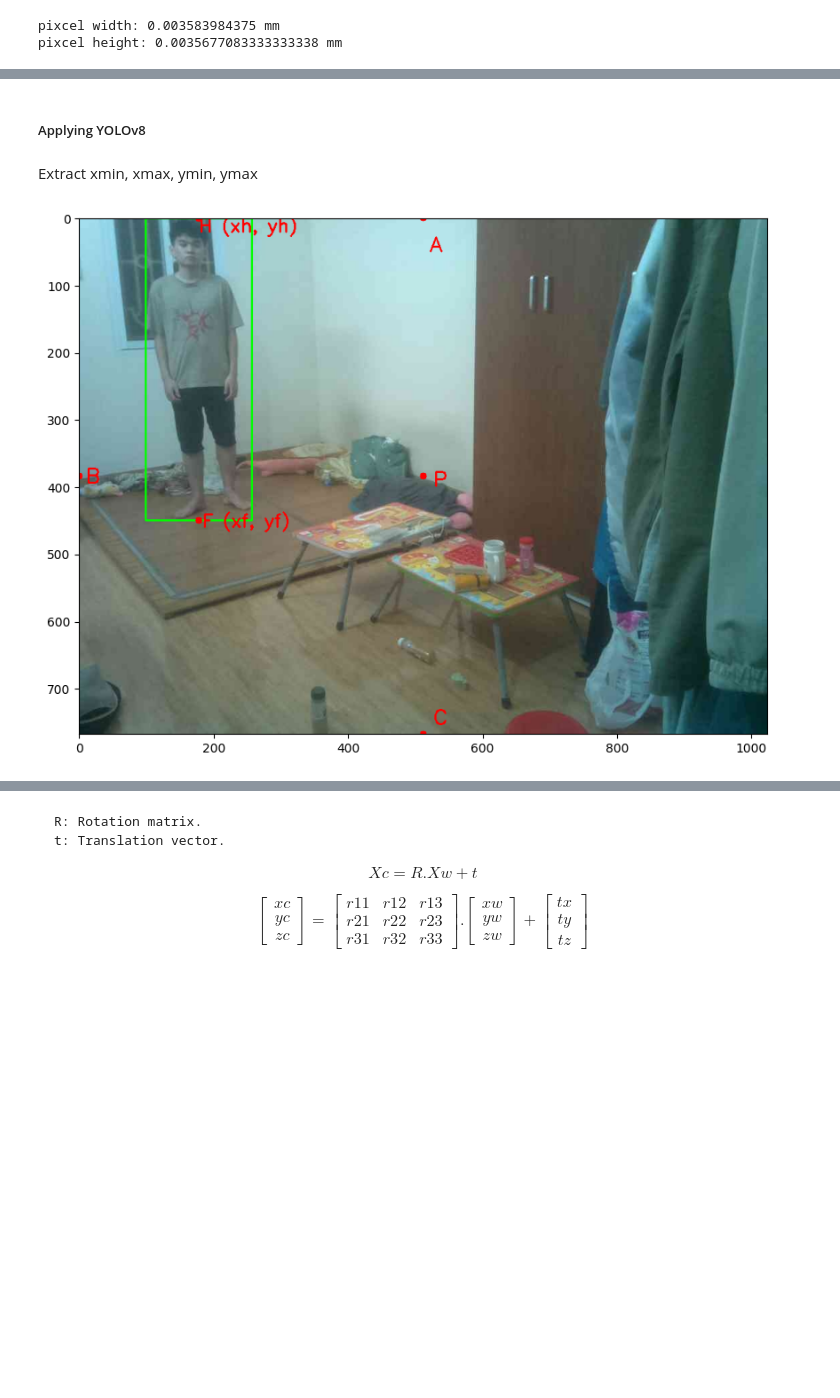
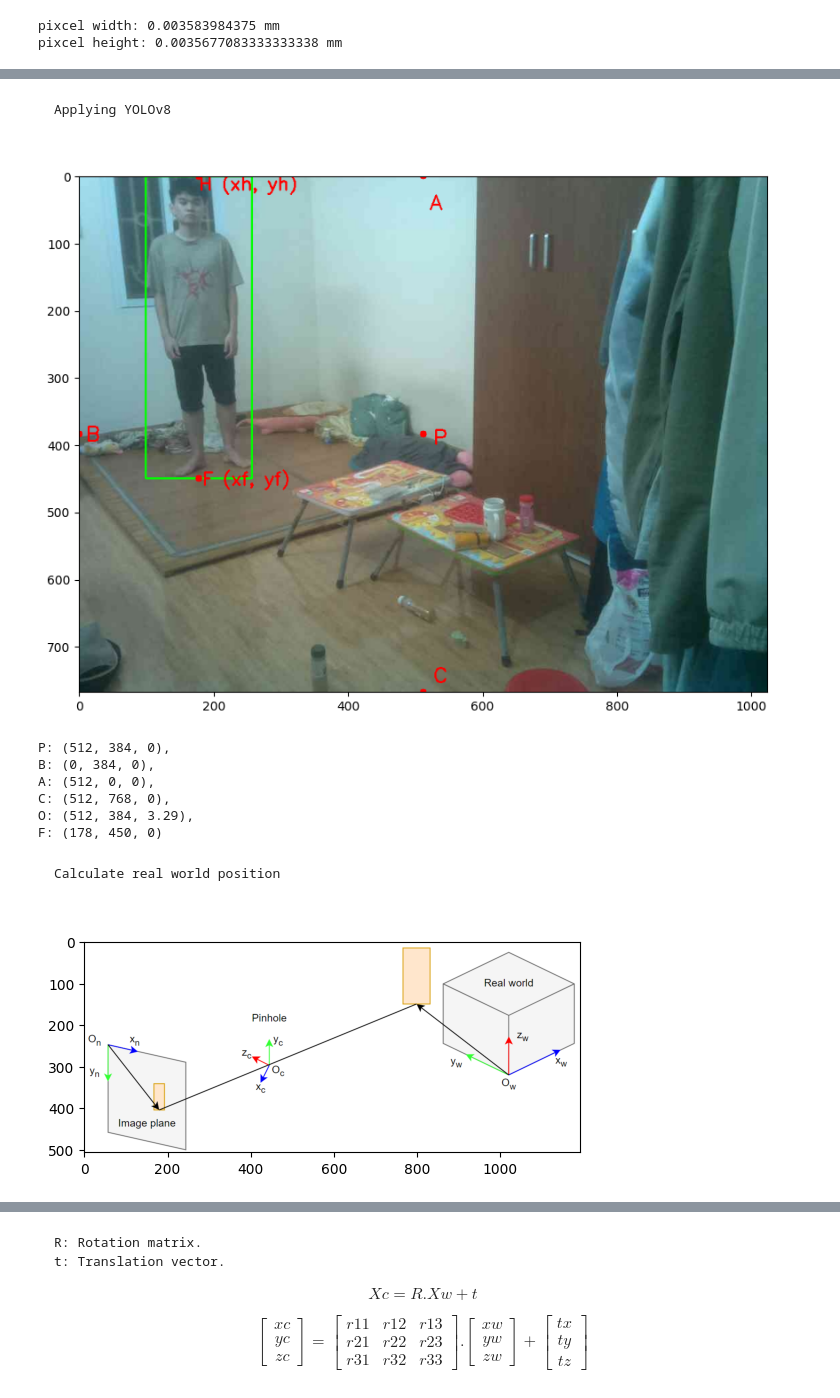
Before and after one commit to nhchung11/Distance-estimation-based-on-one-camera, a Jupyter notebook: main/Distance.ipynb, the cells around one changed output, grey strips where cells are left out. Saved outputs shown, nothing was run; the diff lists cells and outputs as text; code cells hidden in the pictures; blank space fills up the shorter version.

````diff
--- a/main/Distance.ipynb
+++ b/main/Distance.ipynb
@@ -156,7 +170,6 @@ print(P, B, A, C, O)
 # %% [markdown]
-##### Applying YOLOv8
+```latex
+Applying YOLOv8
-# %% [markdown]
-Extract xmin, xmax, ymin, ymax
 # %%
 CONFIDENCE_THRESHOLD = 0.8
 GREEN = (0, 255, 0)
@@ -182,6 +195,13 @@ xh = int (0.5 * (xmin + xmax))
 yh = int(ymin)
 F = (xf, yf, 0)
 
+img_shape = (int(img.shape[1]), int(img.shape[0]))
+P = (int(img_shape[0] / 2), int(img_shape[1] / 2), 0)
+B = (0, int(img_shape[1] / 2), 0)
+A = (int(img_shape[0] / 2), 0, 0)
+C = (int(img_shape[0] / 2), int(img_shape[1]), 0)
+O = (int(img_shape[0] / 2), int(img_shape[1] / 2), f)
+
 cv2.circle(img, (xf, yf), radius=5, color=(0, 0, 255), thickness=-1)
 cv2.circle(img, (xh, yh), radius=5, color=(0, 0, 255), thickness=-1)
 
@@ -201,5 +221,24 @@ cv2.putText(img, "C", (C[0] + 15, C[1] - 15), cv2.FONT_HERSHEY_SIMPLEX, 1, (0, 0
 plt.figure(figsize=(10, 10))
 plt.imshow(cv2.cvtColor(img, cv2.COLOR_BGR2RGB))
 plt.show()
+
+
+print("P: {},\nB: {},\nA: {},\nC: {},\nO: {},\nF: {}".format(P, B, A, C, O, F))
 # %% [output]
 [figure]
+P: (512, 384, 0),
+B: (0, 384, 0),
+A: (512, 0, 0),
+C: (512, 768, 0),
+O: (512, 384, 3.29),
+F: (178, 450, 0)
+# %% [markdown]
+```latex
+Calculate real world position
+# %%
+visualize_img3 = cv2.imread(r'D:\python\Distance_measurement\scripts\visualize\visualize3.png')
+# Display the image
+plt.imshow(cv2.cvtColor(visualize_img3, cv2.COLOR_BGR2RGB))
+plt.show()
+# %% [output]
+[figure, added]
````
Also changed, not shown: parts of 29 cells of this notebook, 2 other files.
